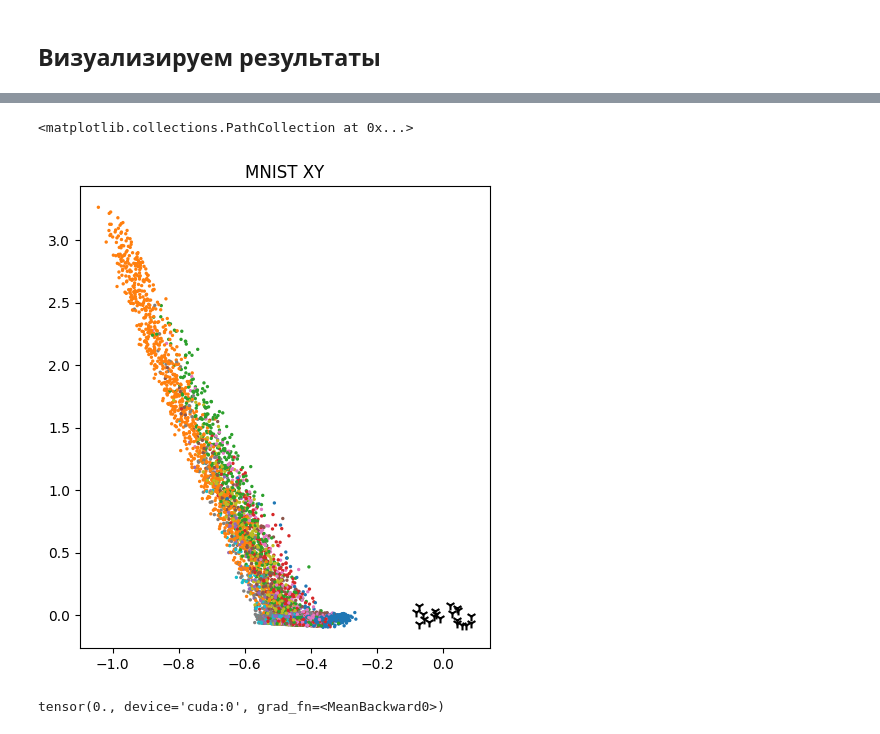
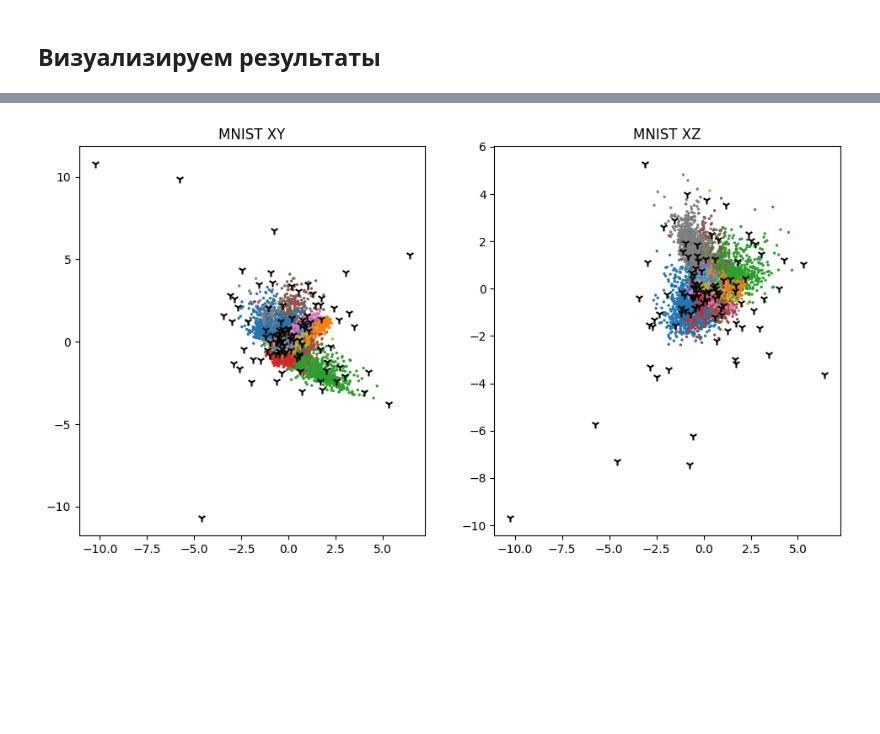
Before and after one commit to kenoma/pytorch-fuzzy, a Jupyter notebook: experiments_anomaly_detection_cvae_mnist_iter.ipynb, the cells around one changed output, grey strips where cells are left out. Cells and saved outputs as stored; diff of their text form; code cells hidden in the pictures; blank space fills up the shorter version.

```diff
--- a/experiments_anomaly_detection_cvae_mnist_iter.ipynb
+++ b/experiments_anomaly_detection_cvae_mnist_iter.ipynb
@@ -224,8 +277,12 @@ class Decoder(nn.Module):
         super(Decoder, self).__init__()
 
         initial_centroids = 2 * (0.5 - np.random.rand(fuzzy_rules_count, latent_dim))
-        initial_scales = 10 * np.ones((fuzzy_rules_count, latent_dim))
-        self.fuzzy = FuzzyLayer.from_centers_and_scales(initial_centroids, initial_scales, trainable=True)
+        initial_scales = np.ones((fuzzy_rules_count, latent_dim))
+        self.fuzzy = nn.Sequential(
+            TermLatentSpaceCentroidTrackingLayer(latent_dim),
+            FuzzyLayer.from_centers_and_scales(initial_centroids, initial_scales, trainable=True),
+            TermAverageActivationStatsLayer(fuzzy_rules_count)
+        )
 
         self.decoder = nn.Sequential(
             nn.Linear(fuzzy_rules_count, 16*kernels),
@@ -298,6 +355,9 @@ class VAE(nn.Module):
 
     def decoder_pass(self, x):
         return self.decoder(x)
+
+    def fuzzy_pass(self, x):
+        return self.decoder.fuzzy(x)
 # %% [markdown]
 ## Обучение
 # %%
@@ -382,5 +460,5 @@ def get_arate(inp):
     #     sum += (mu - prev_mu).abs()
     #     prev_mu = mu
     # +
-    return fz.log().quantile(0.5, dim=-1).abs().cpu().numpy()#ssim((inp + 1)/2, (recon_x+1)/2).cpu().numpy() #
+    return fz.sum(-1).values.cpu().numpy()#ssim((inp + 1)/2, (recon_x+1)/2).cpu().numpy() #
 # %%
@@ -536,7 +667,7 @@ plt.savefig('cvae_mnist.webp')
 def get_arate(inp):
     _, _, fz = model.forward(inp)
     # +
-    return (1-fz.topk(k=3).values.min(-1).values).cpu().numpy() #(fz.quantile(0.9, dim=-1)).cpu().numpy()#ssim((inp + 1)/2, (recon_x+1)/2).cpu().numpy() #
+    return (1-fz.topk(k=1).values.min(-1).values).cpu().numpy() #(fz.quantile(0.9, dim=-1)).cpu().numpy()#ssim((inp + 1)/2, (recon_x+1)/2).cpu().numpy() #
 # %%
 firings_mnist = {}
 firings_mnist['MNIST'] = []
@@ -600,32 +731,32 @@ with torch.no_grad():
 # %%
-centroids = model.decoder.fuzzy.get_centroids().detach().cpu().numpy()
+def show_plot():
+    centroids = model.decoder.fuzzy[1].get_centroids().detach().cpu().numpy()
+    embedings = []
+    labels_expected = []
+    with torch.no_grad():
+        for data, target in tqdm(test_loader, desc='Encoding'):
+            data = data.view((-1,1,28,28)).to(device)
+            embeding,_,_ = model.forward(data)
+            embedings.append(embeding.cpu().numpy())
+            labels_expected.append(target.cpu().numpy())
+    embedings = np.concatenate(embedings, axis=0)
+    labels_expected = np.concatenate(labels_expected, axis=0)
 
-embedings = []
-labels_expected = []
-with torch.no_grad():
-    for data, target in tqdm(test_loader, desc='Encoding'):
-        data = data.view((-1,1,28,28)).to(device)
-        embeding,_,_ = model.forward(data)
-        embedings.append(embeding.cpu().numpy())
-        labels_expected.append(target.cpu().numpy())
-embedings = np.concatenate(embedings, axis=0)
-labels_expected = np.concatenate(labels_expected, axis=0)
+    plt.figure(figsize=(18, 6))
 
-plt.figure(figsize=(18, 6))
+    R, C = 1, 3
 
-R, C = 1, 3
+    plt.subplot(R, C, 1)
+    plt.title("MNIST XY")
+    plt.scatter(embedings[:, 0],      embedings[:,  1], c=labels_expected, cmap='tab10', s=2)
+    plt.scatter(centroids[:, 0],      centroids[:, 1], marker='1', c='black', s= 50)
 
-plt.subplot(R, C, 1)
-plt.title("MNIST XY")
-plt.scatter(embedings[:, 0],      embedings[:,  1], c=labels_expected, cmap='tab10', s=2)
-plt.scatter(centroids[:, 0],      centroids[:, 1], marker='1', c='black', s= 50)
+    plt.subplot(R, C, 2)
+    plt.title("MNIST XZ")
+    plt.scatter(embedings[:, 0],      embedings[:,  2], c=labels_expected, cmap='tab10', s=2)
+    plt.scatter(centroids[:, 0],      centroids[:, 2], marker='1', c='black', s= 50)
 
-# xmin, xmax = plt.xlim()
-# ymin, ymax = plt.ylim()
-# plt.subplot(R, C, 2)
-# plt.title("MNIST XZ")
-# plt.scatter(embedings[:, 0],      embedings[:,  2], c=labels_expected, cmap='tab10', s=2)
-# plt.scatter(centroids[:, 0],      centroids[:, 2], marker='1', c='black', s= 50)
+
+show_plot()
 # %% [output]
-<matplotlib.collections.PathCollection at 0x...>
-[figure, old version]
+[figure, new version]
@@ -638,6 +762,0 @@ plt.scatter(centroids[:, 0],      centroids[:, 1], marker='1', c='black', s= 50)
-# %%
-centroids = model.decoder.fuzzy.get_centroids()
-torch.cdist(embeding, centroids).mean()
-torch.cdist(centroids,centroids).min(-1).values.mean()
-# %% [output]
-tensor(0., device='cuda:0', grad_fn=<MeanBackward0>)
```
Also changed, not shown: parts of 26 cells of this notebook.
